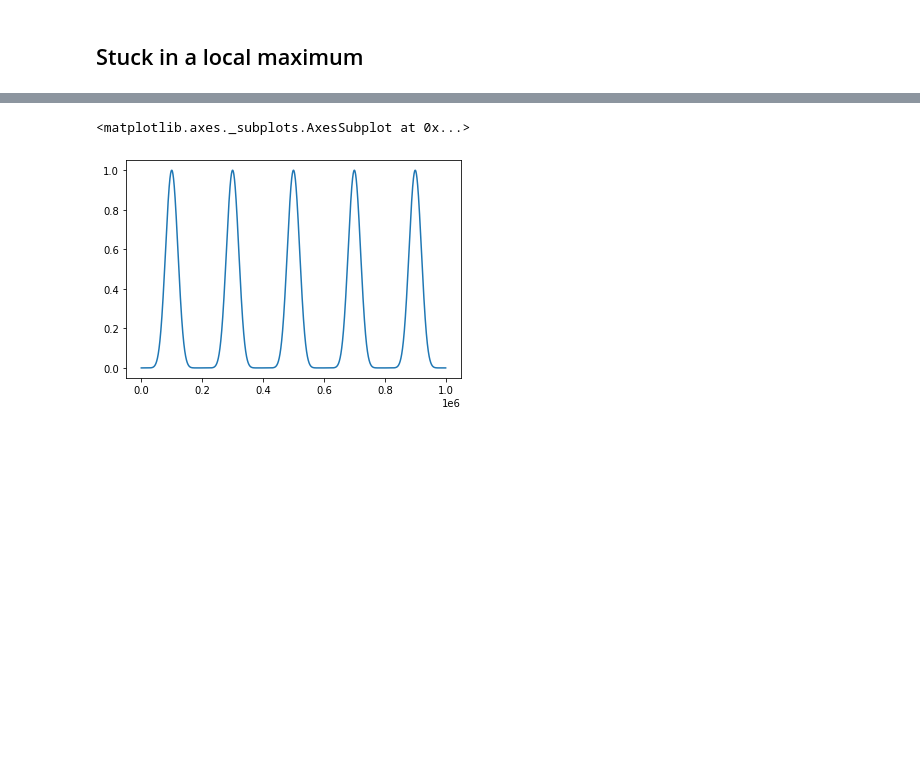
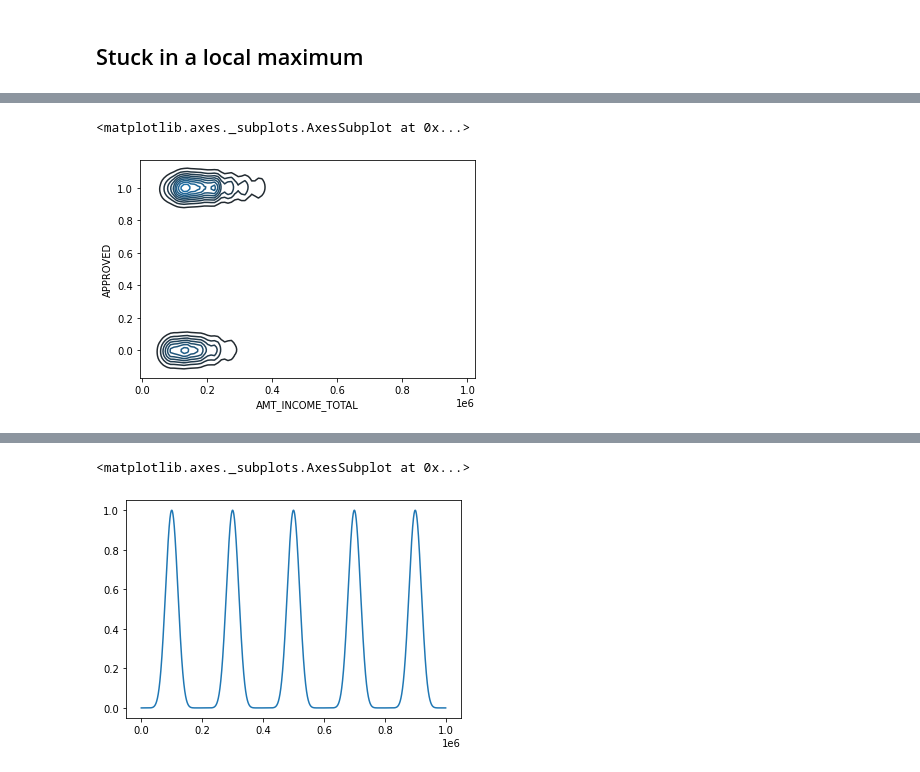
Before and after one commit to ruivieira/explainability-experiments, a Jupyter notebook: notebooks/loan.ipynb, the cells around one changed output, grey strips where cells are left out. Drawn from its saved outputs; the diff is of its cells as text; code cells hidden in the pictures; blank space fills up the shorter version.

```diff
--- a/notebooks/loan.ipynb
+++ b/notebooks/loan.ipynb
@@ -284,0 +285,5 @@ sklearn2pmml(random_forest_pipeline, "../models/loan.pmml", with_repr = True)
+# %%
+sns.kdeplot(df['AMT_INCOME_TOTAL'], df['APPROVED'])
+# %% [output]
+<matplotlib.axes._subplots.AxesSubplot at 0x...>
+[figure, added]
```
Also changed, not shown: parts of 13 cells of this notebook, 59 other files.
